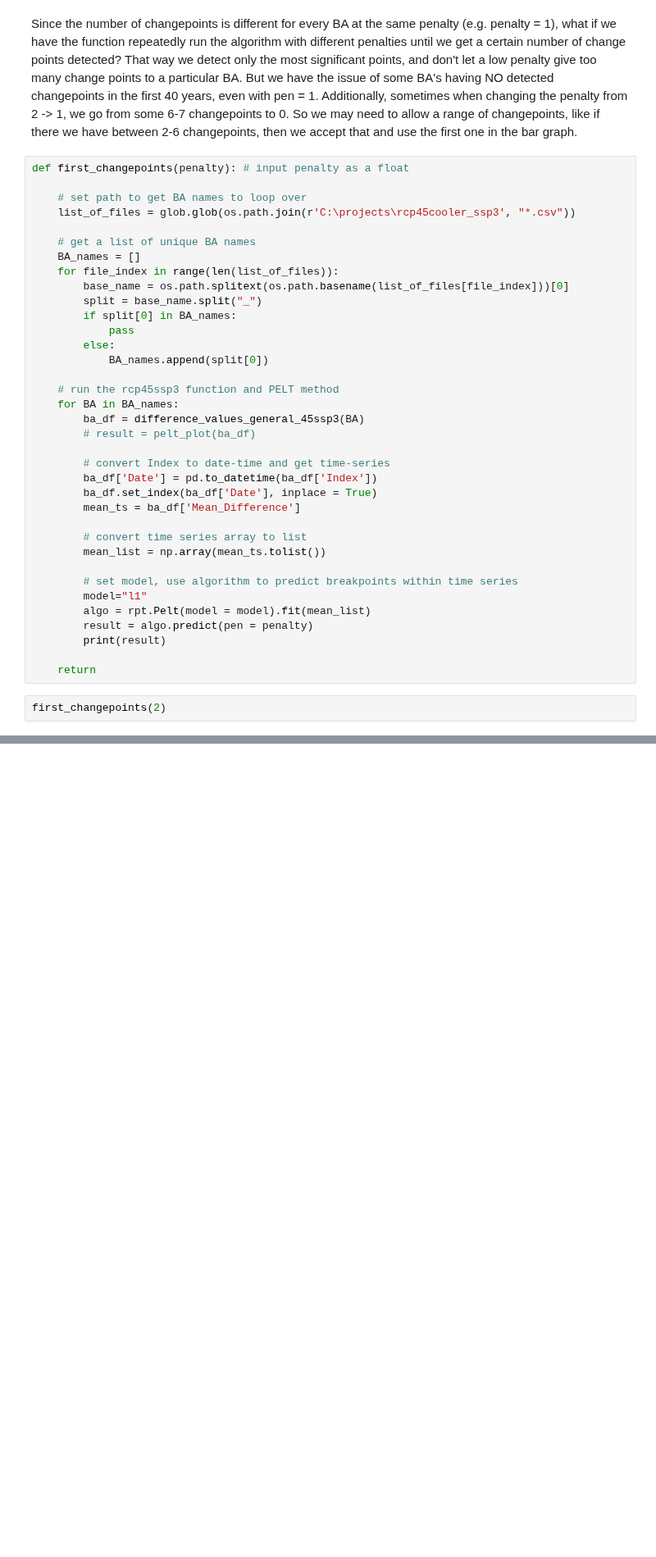
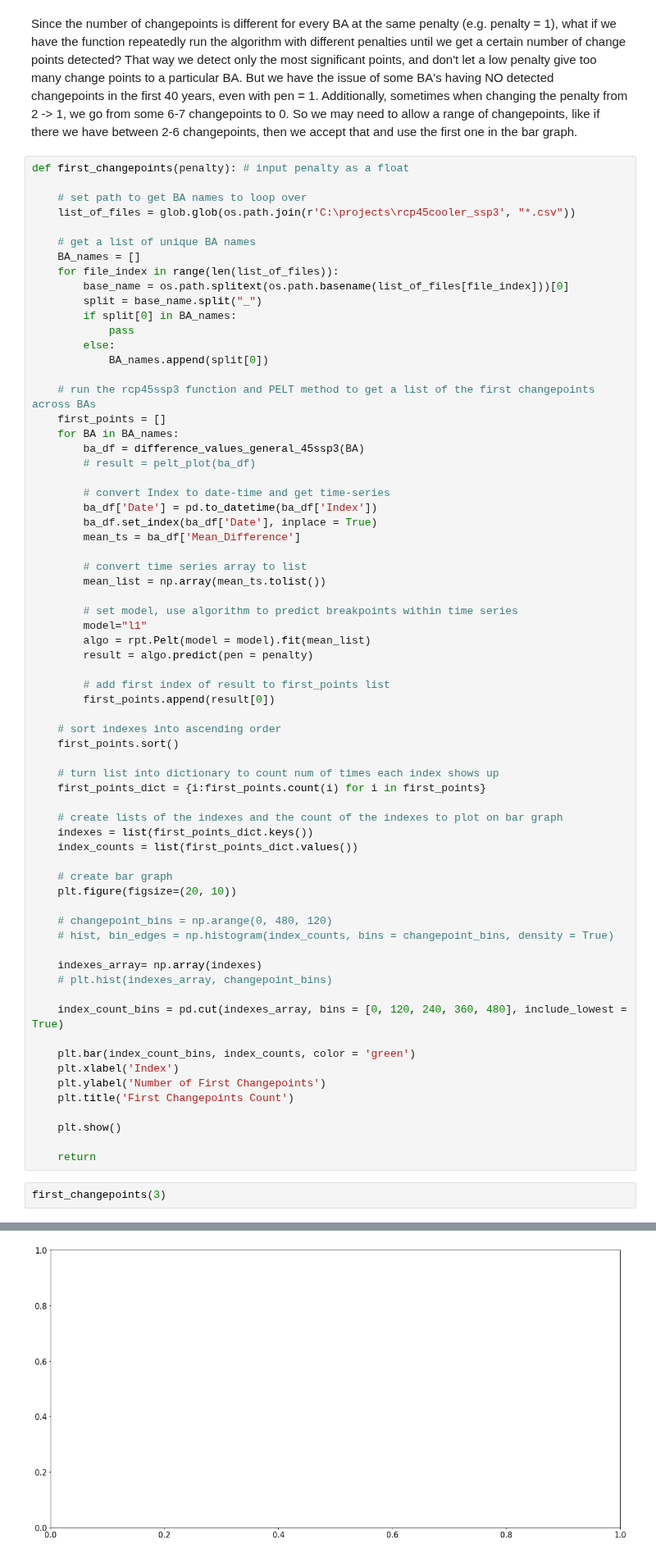
Before and after one commit to IMMM-SFA/misha_code, a Jupyter notebook: ruptures_test.ipynb, the cells around one changed output, grey strips where cells are left out. Shown at 82% size. Cells and saved outputs as stored; diff of their text form; blank space fills up the shorter version.

Commit message:
starts on bar plot/histogram

```diff
--- a/ruptures_test.ipynb
+++ b/ruptures_test.ipynb
@@ -295,7 +295,8 @@ def first_changepoints(penalty): # input penalty as a float
         else:
             BA_names.append(split[0])
 
-    # run the rcp45ssp3 function and PELT method
+    # run the rcp45ssp3 function and PELT method to get a list of the first changepoints across BAs
+    first_points = []
     for BA in BA_names:
         ba_df = difference_values_general_45ssp3(BA)
         # result = pelt_plot(ba_df)
@@ -312,9 +313,39 @@ def first_changepoints(penalty): # input penalty as a float
         model="l1"
         algo = rpt.Pelt(model = model).fit(mean_list)
         result = algo.predict(pen = penalty)
-        print(result)
+
+        # add first index of result to first_points list
+        first_points.append(result[0])
+
+    # sort indexes into ascending order
+    first_points.sort()
+
+    # turn list into dictionary to count num of times each index shows up
+    first_points_dict = {i:first_points.count(i) for i in first_points}
+
+    # create lists of the indexes and the count of the indexes to plot on bar graph
+    indexes = list(first_points_dict.keys())
+    index_counts = list(first_points_dict.values())
+
+    # create bar graph
+    plt.figure(figsize=(20, 10))
+
+    # changepoint_bins = np.arange(0, 480, 120)
+    # hist, bin_edges = np.histogram(index_counts, bins = changepoint_bins, density = True)
+
+    indexes_array= np.array(indexes)
+    # plt.hist(indexes_array, changepoint_bins)
+
+    index_count_bins = pd.cut(indexes_array, bins = [0, 120, 240, 360, 480], include_lowest = True)
+
+    plt.bar(index_count_bins, index_counts, color = 'green')
+    plt.xlabel('Index')
+    plt.ylabel('Number of First Changepoints')
+    plt.title('First Changepoints Count')
+
+    plt.show()
 
     return
 # %%
-first_changepoints(2)
+first_changepoints(3)
 # %% [output]
@@ -337,0 +353 @@ first_changepoints(2)
+[figure, added]
```
Also changed, not shown: parts of 1 cell of this notebook.
